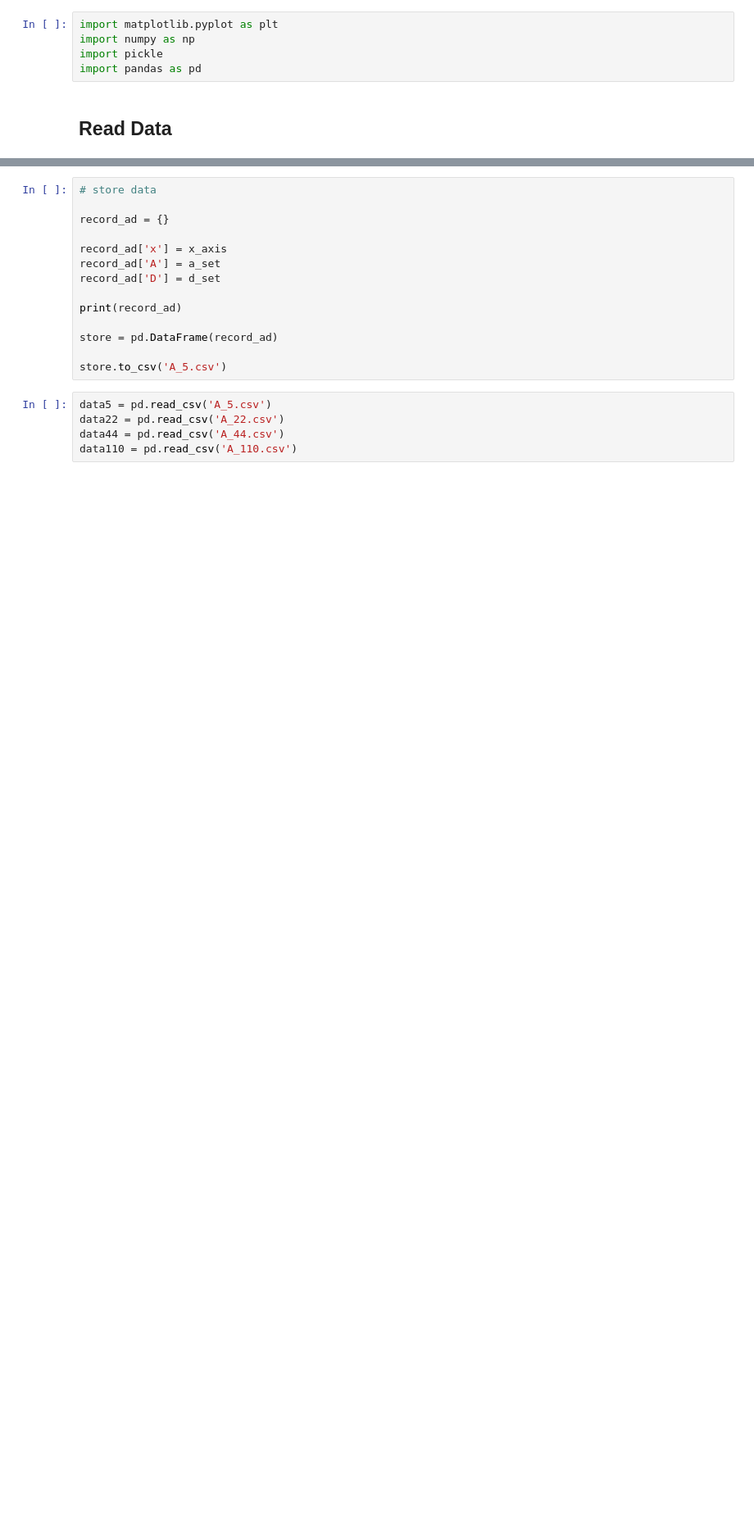
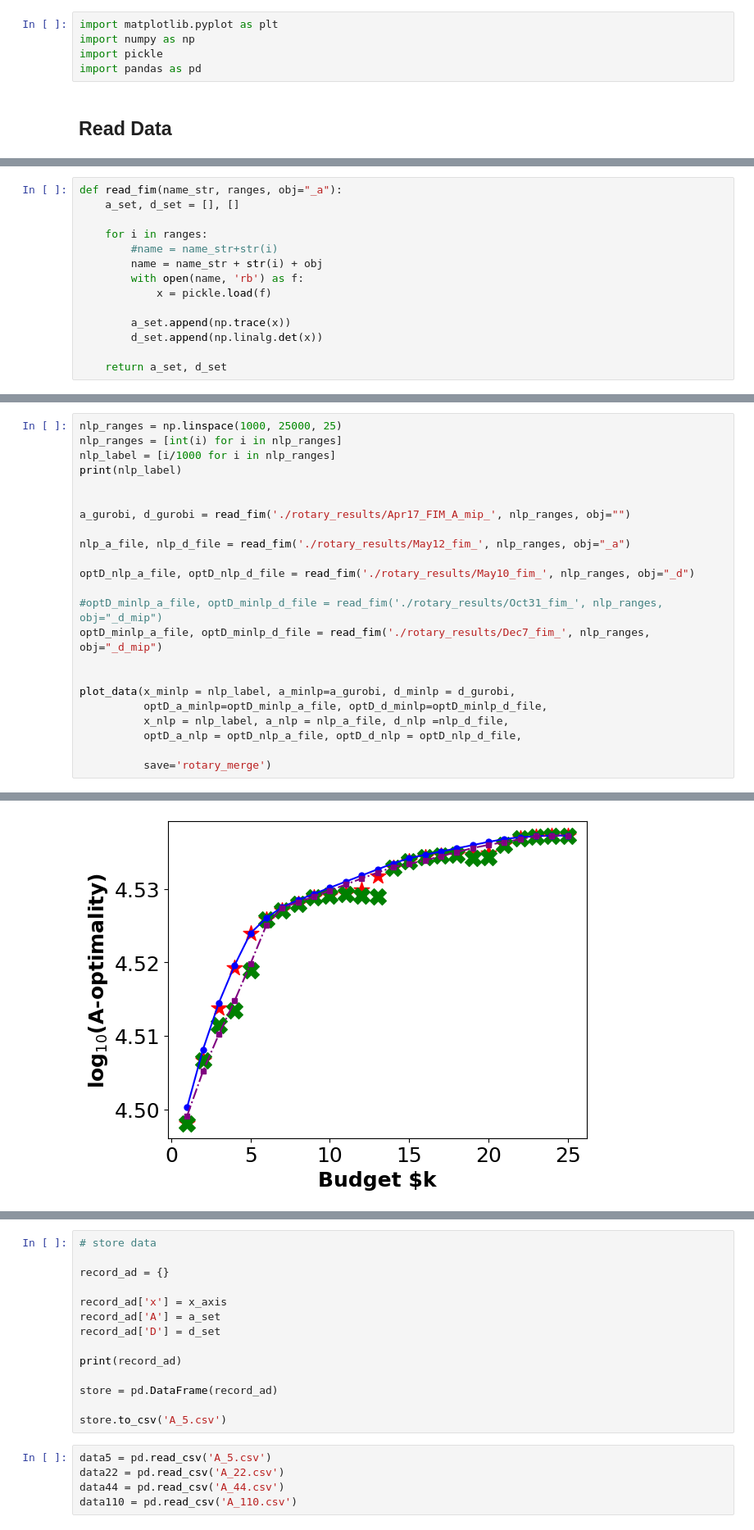
Before and after one commit to CCSI-Toolset/measurement-optimization, a Jupyter notebook: Draw_figure.ipynb, the cells around one changed output, grey strips where cells are left out. Shown at 82% size. Saved outputs shown, nothing was run; the diff lists cells and outputs as text; blank space fills up the shorter version.

Commit message:
comment rotary bed

```diff
--- a/Draw_figure.ipynb
+++ b/Draw_figure.ipynb
@@ -36,0 +103,14 @@ def plot_data(budget, a_cri, d_cri):
+# %%
+def read_fim(name_str, ranges, obj="_a"):
+    a_set, d_set = [], []
+
+    for i in ranges:
+        #name = name_str+str(i)
+        name = name_str + str(i) + obj
+        with open(name, 'rb') as f:
+            x = pickle.load(f)
+
+        a_set.append(np.trace(x))
+        d_set.append(np.linalg.det(x))
+
+    return a_set, d_set
@@ -36,0 +194,24 @@ def plot_data(budget, a_cri, d_cri):
+# %%
+nlp_ranges = np.linspace(1000, 25000, 25)
+nlp_ranges = [int(i) for i in nlp_ranges]
+nlp_label = [i/1000 for i in nlp_ranges]
+print(nlp_label)
+
+
+a_gurobi, d_gurobi = read_fim('./rotary_results/Apr17_FIM_A_mip_', nlp_ranges, obj="")
+
+nlp_a_file, nlp_d_file = read_fim('./rotary_results/May12_fim_', nlp_ranges, obj="_a")
+
+optD_nlp_a_file, optD_nlp_d_file = read_fim('./rotary_results/May10_fim_', nlp_ranges, obj="_d")
+
+#optD_minlp_a_file, optD_minlp_d_file = read_fim('./rotary_results/Oct31_fim_', nlp_ranges, obj="_d_mip")
+optD_minlp_a_file, optD_minlp_d_file = read_fim('./rotary_results/Dec7_fim_', nlp_ranges, obj="_d_mip")
+
+
+plot_data(x_minlp = nlp_label, a_minlp=a_gurobi, d_minlp = d_gurobi,
+          optD_a_minlp=optD_minlp_a_file, optD_d_minlp=optD_minlp_d_file,
+          x_nlp = nlp_label, a_nlp = nlp_a_file, d_nlp =nlp_d_file,
+          optD_a_nlp = optD_nlp_a_file, optD_d_nlp = optD_nlp_d_file,
+
+          save='rotary_merge')
+# %% [output]
@@ -36,0 +219 @@ def plot_data(budget, a_cri, d_cri):
+[figure, added]
```
Also changed, not shown: parts of 47 cells of this notebook, 1 other file.
